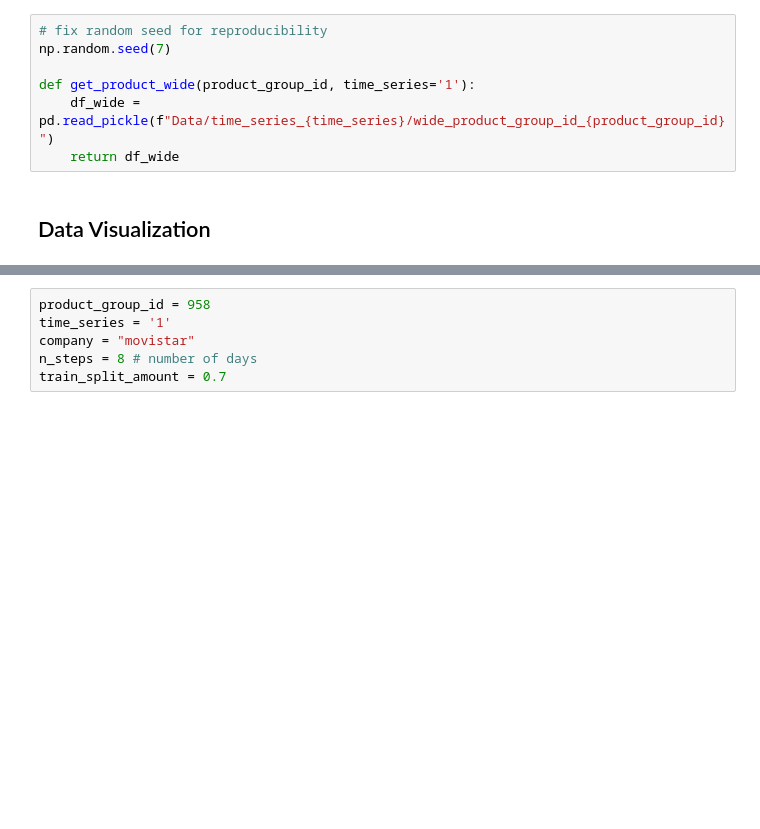
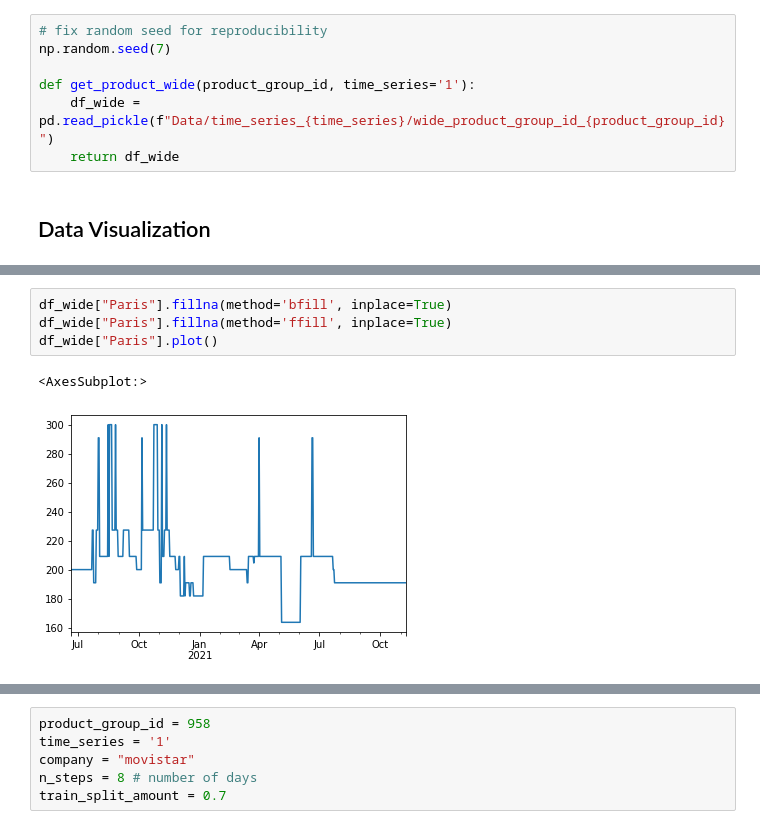
Before and after one commit to MarioCSilva/ProductPricesPrediction, a Jupyter notebook: read_files.ipynb, the cells around one changed output, grey strips where cells are left out. Cells and saved outputs as stored; diff of their text form; blank space fills up the shorter version.

```diff
--- a/read_files.ipynb
+++ b/read_files.ipynb
@@ -144,0 +153,7 @@ df_wide.plot()
+# %%
+df_wide["Paris"].fillna(method='bfill', inplace=True)
+df_wide["Paris"].fillna(method='ffill', inplace=True)
+df_wide["Paris"].plot()
+# %% [output]
+<AxesSubplot:>
+[figure, added]
```
Also changed, not shown: parts of 6 cells of this notebook.
